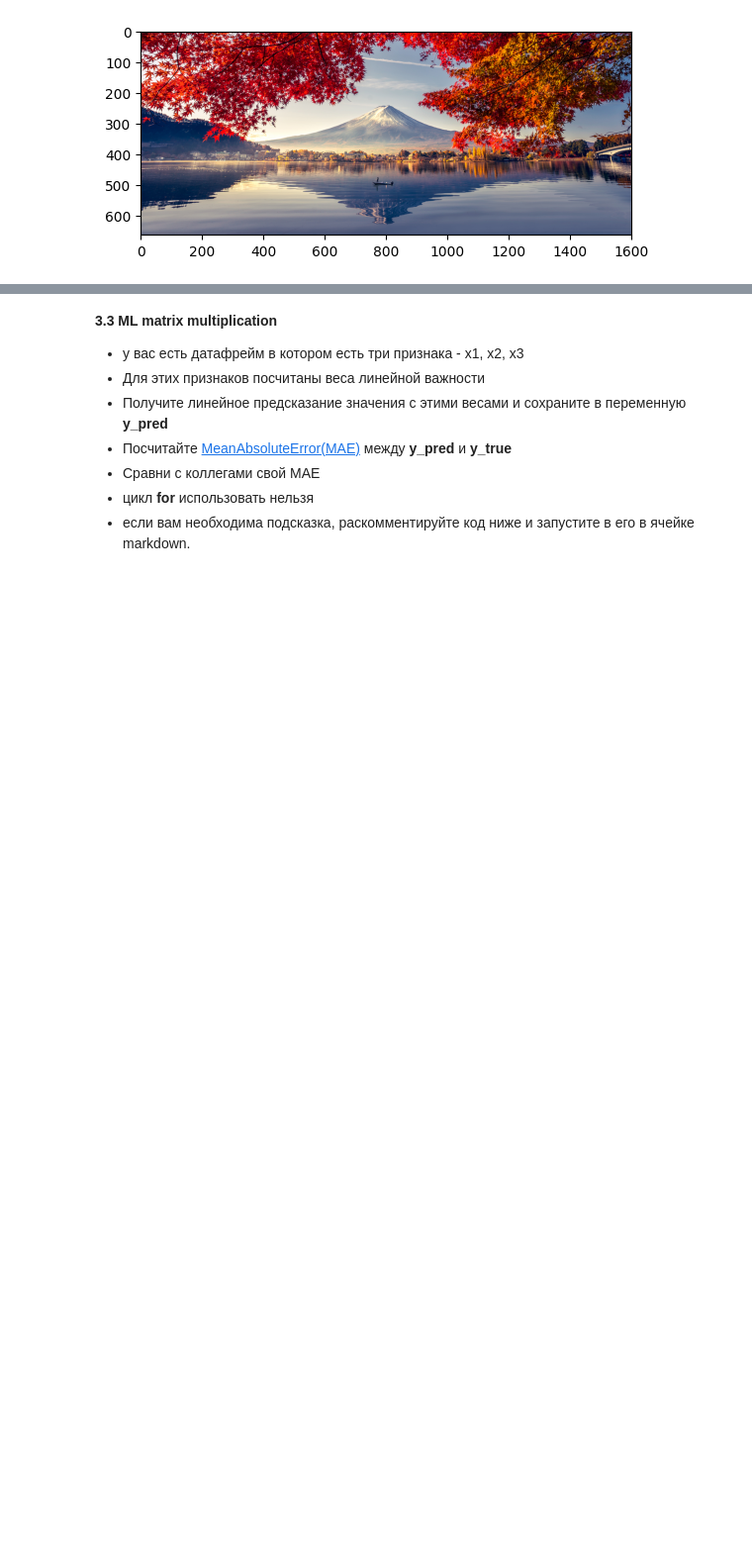
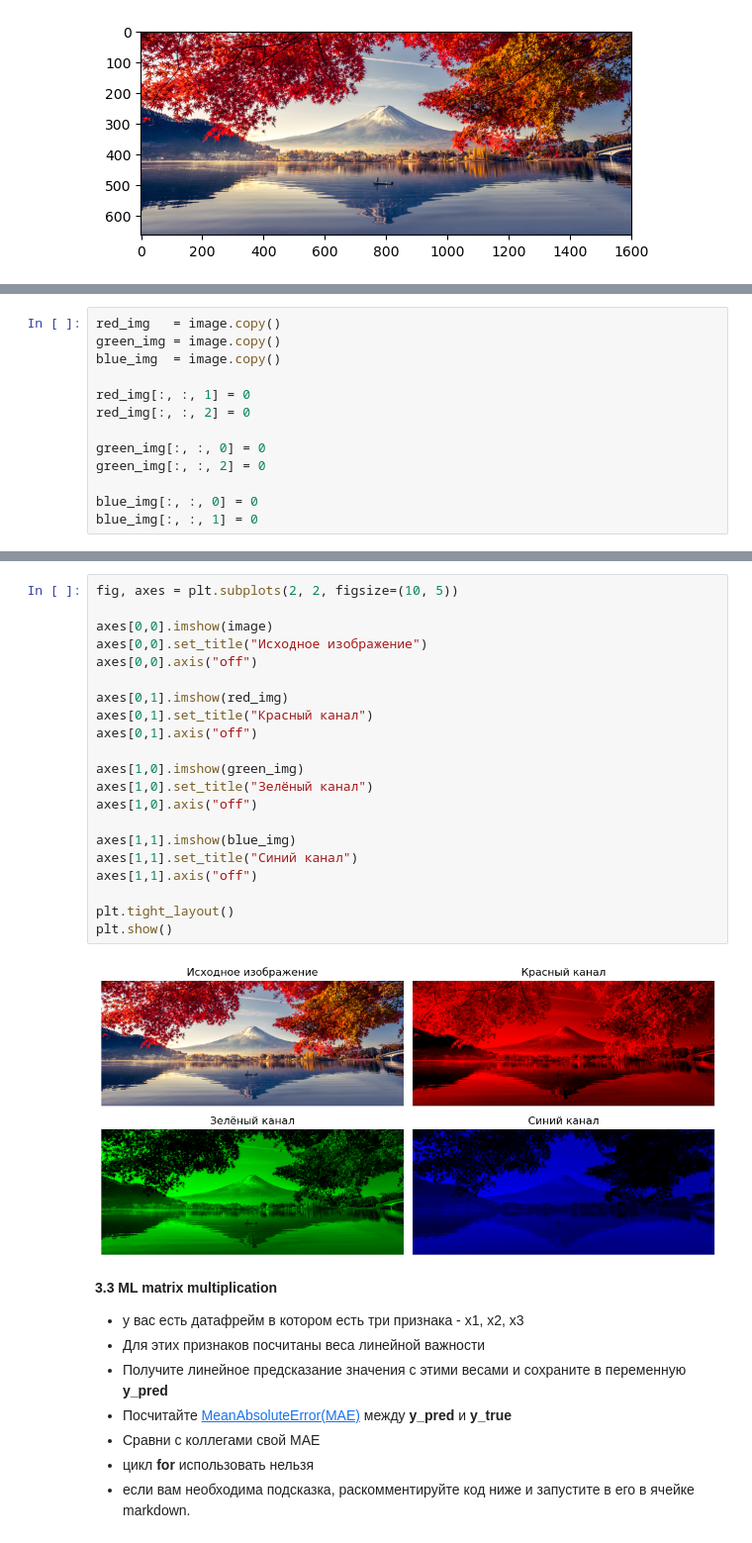
Before and after one commit to SeriousDragon/1st-Phase-SD, a Jupyter notebook: week4/day04/04-04-task.ipynb, the cells around one changed output, grey strips where cells are left out. Shown at 99% size. Drawn from its saved outputs; the diff is of its cells as text; blank space fills up the shorter version.

```diff
--- a/week4/day04/04-04-task.ipynb
+++ b/week4/day04/04-04-task.ipynb
@@ -271,0 +309,13 @@ plt.imshow(image); # Исходное изображение
+# %%
+red_img   = image.copy()
+green_img = image.copy()
+blue_img  = image.copy()
+
+red_img[:, :, 1] = 0
+red_img[:, :, 2] = 0
+
+green_img[:, :, 0] = 0
+green_img[:, :, 2] = 0
+
+blue_img[:, :, 0] = 0
+blue_img[:, :, 1] = 0
@@ -272,3 +342,26 @@ plt.imshow(image); # Исходное изображение
+# %%
+fig, axes = plt.subplots(2, 2, figsize=(10, 5))
+
+axes[0,0].imshow(image)
+axes[0,0].set_title("Исходное изображение")
+axes[0,0].axis("off")
+
+axes[0,1].imshow(red_img)
+axes[0,1].set_title("Красный канал")
+axes[0,1].axis("off")
+
+axes[1,0].imshow(green_img)
+axes[1,0].set_title("Зелёный канал")
+axes[1,0].axis("off")
+
+axes[1,1].imshow(blue_img)
+axes[1,1].set_title("Синий канал")
+axes[1,1].axis("off")
+
+plt.tight_layout()
+plt.show()
+# %% [output]
+[figure, added]
 # %% [markdown]
 __3.3 ML matrix multiplication__
 
```
Also changed, not shown: parts of 7 cells of this notebook, 1 other file.
